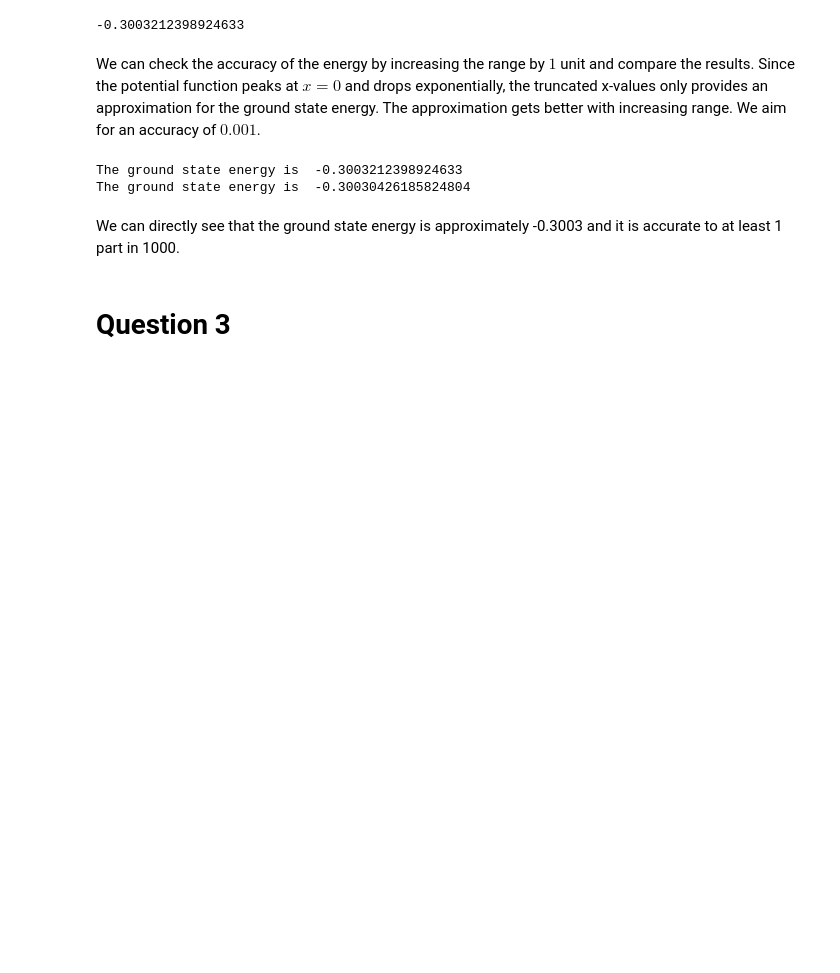
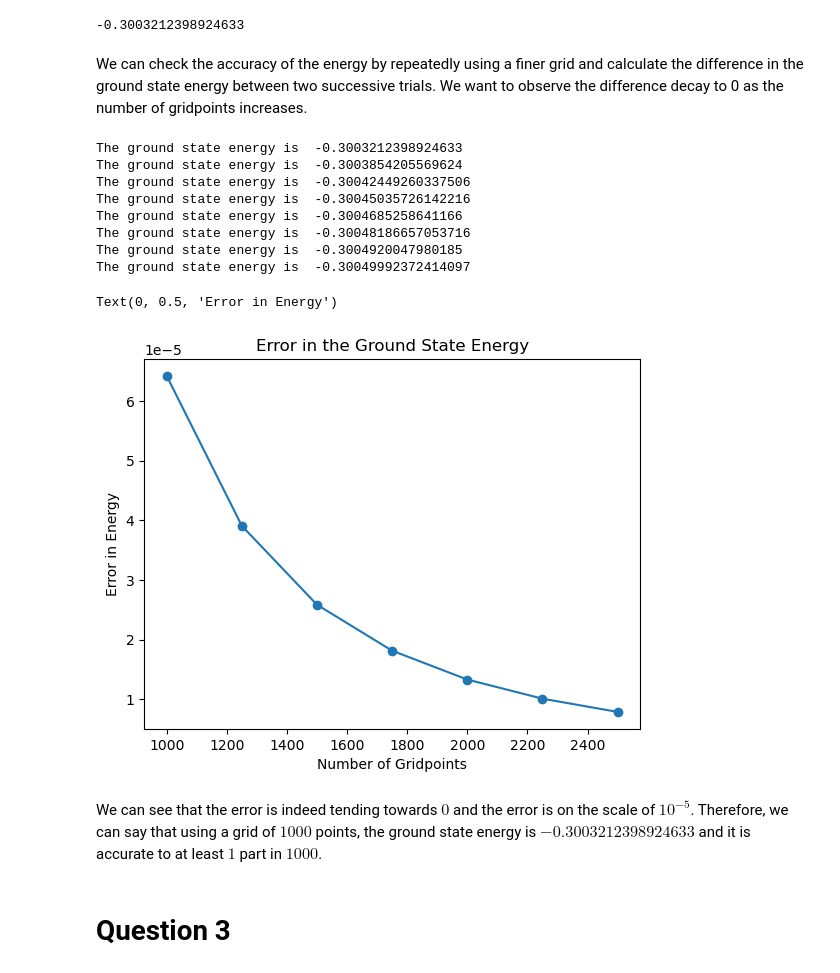
Before and after one commit to Ecksdee02/Phys512-Hw, a Jupyter notebook: Final Exam/Final Exam.ipynb, the cells around one changed output. Cells and saved outputs as stored; diff of their text form; code cells hidden in the pictures; blank space fills up the shorter version.

```diff
--- a/Final Exam/Final Exam.ipynb
+++ b/Final Exam/Final Exam.ipynb
@@ -80,10 +80,10 @@ import numpy as np
 import matplotlib.pyplot as plt
 import scipy.linalg
 
-def ground_state(xrange, plot=False):
+def ground_state(N, plot=False):
 
     # Set up grid
-    N = 1000
+    xrange = 20
     dx = (2 * xrange) / (N - 1)
     x = np.linspace(-xrange, xrange, N)
 
@@ -116,21 +116,39 @@ def ground_state(xrange, plot=False):
 
     return E0
 
-ground_state(20, True)
+ground_state(1000, True)
 # %% [output]
 The ground state energy is  -0.3003212398924633
 [figure]
 -0.3003212398924633
 # %% [markdown]
-We can check the accuracy of the energy by increasing the range by $1$ unit and compare the results. Since the potential function peaks at $x=0$ and drops exponentially, the truncated x-values only provides an approximation for the ground state energy. The approximation gets better with increasing range. We aim for an accuracy of $0.001$.
+We can check the accuracy of the energy by repeatedly using a finer grid and calculate the difference in the ground state energy between two successive trials. We want to observe the difference decay to 0 as the number of gridpoints increases.
 # %%
-g20 = ground_state(20)
-g21 = ground_state(21)
+# Calculate the error as a function of the number of gridpoints
+grids = np.arange(1000, 3000, 250)
+energies = []
+for n in grids:
+    energies.append(ground_state(n))
+error = np.abs(np.diff(energies))
 # %% [output]
 The ground state energy is  -0.3003212398924633
-The ground state energy is  -0.30030426185824804
+The ground state energy is  -0.3003854205569624
+The ground state energy is  -0.30042449260337506
+The ground state energy is  -0.30045035726142216
+The ground state energy is  -0.3004685258641166
+The ground state energy is  -0.30048186657053716
+The ground state energy is  -0.3004920047980185
+The ground state energy is  -0.30049992372414097
+# %%
+plt.plot(grids[:-1], error, '-o')
+plt.title('Error in the Ground State Energy')
+plt.xlabel('Number of Gridpoints')
+plt.ylabel('Error in Energy')
+# %% [output]
+Text(0, 0.5, 'Error in Energy')
+[figure, added]
 # %% [markdown]
-We can directly see that the ground state energy is approximately -0.3003 and it is accurate to at least 1 part in 1000.
+We can see that the error is indeed tending towards $0$ and the error is on the scale of $10^{-5}$. Therefore, we can say that using a grid of $1000$ points, the ground state energy is $-0.3003212398924633$ and it is accurate to at least $1$ part in $1000$.
 # %% [markdown]
 # Question 3
 # %% [markdown]
```
Also changed, not shown: parts of 6 cells of this notebook.
